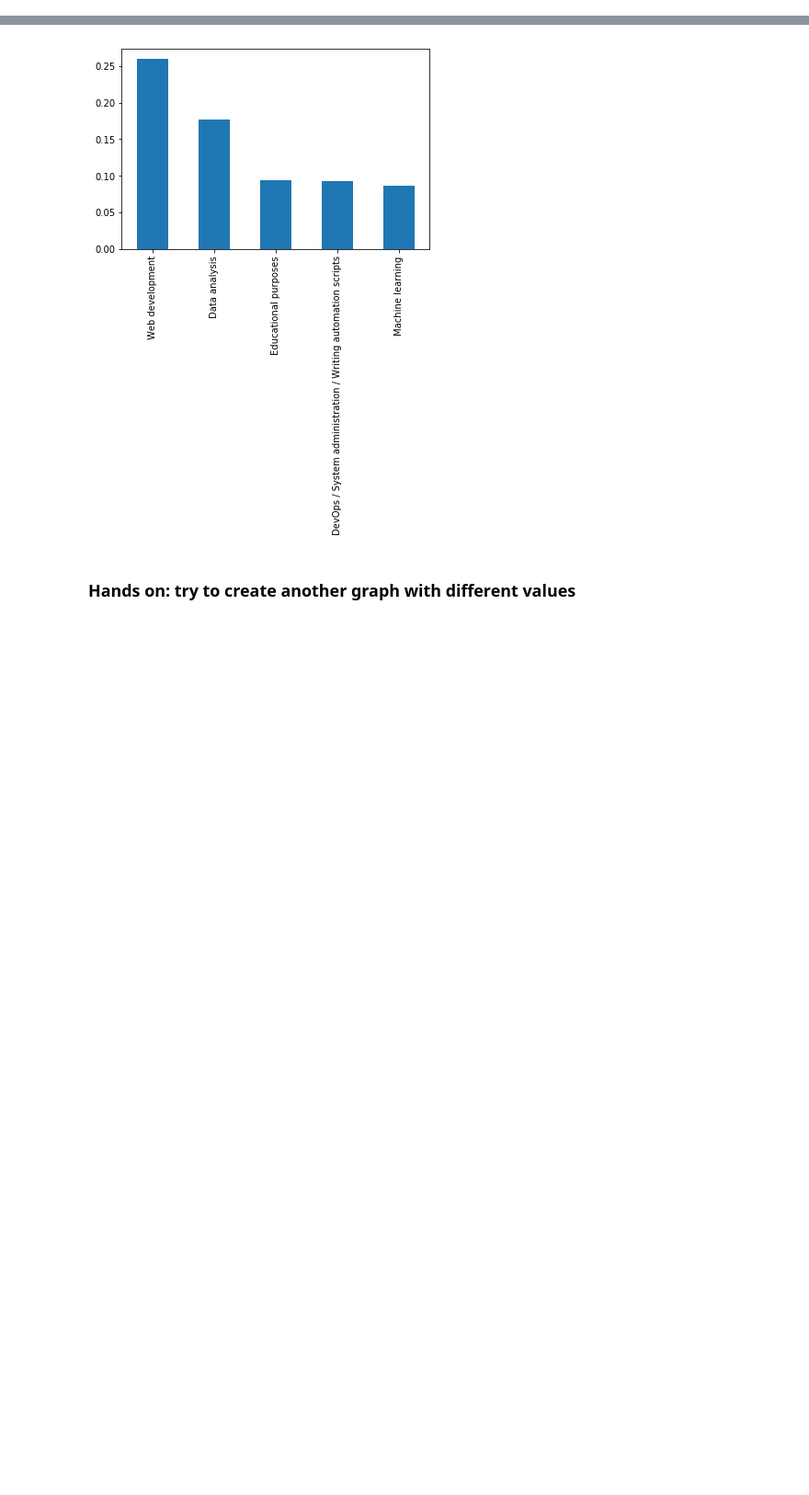
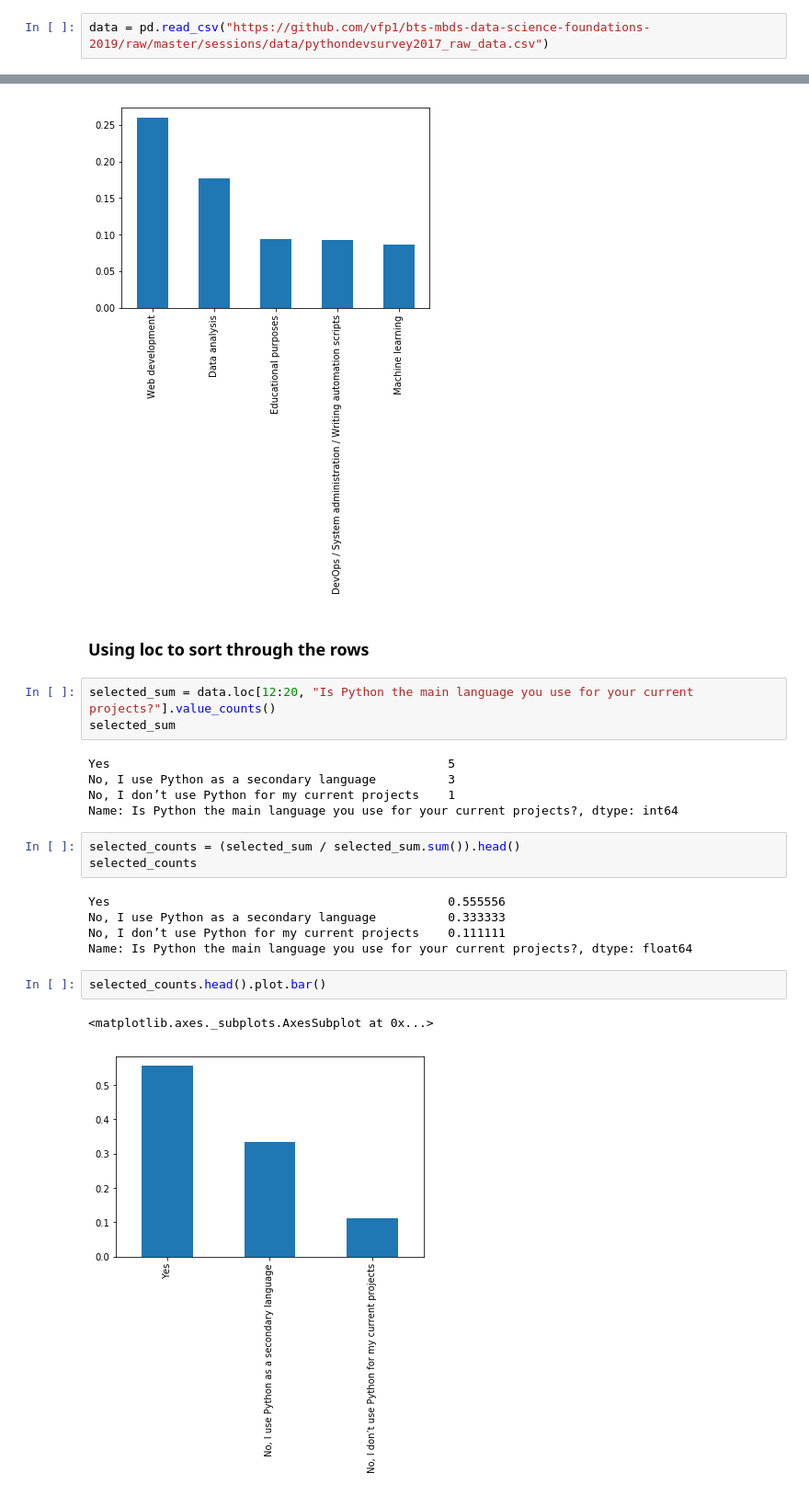
Before and after one commit to vfp1/bts-mbds-data-science-foundations-2019, a Jupyter notebook: sessions/01_Pandas_Introduction_Common_Data_Formats.ipynb, the cells around one changed output, grey strips where cells are left out. Shown at 92% size. Cells and saved outputs as stored; diff of their text form; blank space fills up the shorter version.

Commit message:
Session 1, class changes and additions

```diff
--- a/sessions/01_Pandas_Introduction_Common_Data_Formats.ipynb
+++ b/sessions/01_Pandas_Introduction_Common_Data_Formats.ipynb
@@ -811,3 +918,5 @@ data = pd.read_csv("/content/pythondevsurvey2017_raw_data.csv")
+# %%
+data = pd.read_csv("https://github.com/vfp1/bts-mbds-data-science-foundations-2019/raw/master/sessions/data/pythondevsurvey2017_raw_data.csv")
 # %% [markdown]
 ### Visualizing the dataset
 # %%
@@ -877,5 +1098,26 @@ data["What do you use Python for the most?"].value_counts(normalize=True).head()
 # %% [output]
 <matplotlib.axes._subplots.AxesSubplot at 0x...>
 [figure]
-# %% [markdown]
-### Hands on: try to create another graph with different values
+# %% [markdown]
+### Using loc to sort through the rows
+# %%
+selected_sum = data.loc[12:20, "Is Python the main language you use for your current projects?"].value_counts()
+selected_sum
+# %% [output]
+Yes                                               5
+No, I use Python as a secondary language          3
+No, I don’t use Python for my current projects    1
+Name: Is Python the main language you use for your current projects?, dtype: int64
+# %%
+selected_counts = (selected_sum / selected_sum.sum()).head()
+selected_counts
+# %% [output]
+Yes                                               0.555556
+No, I use Python as a secondary language          0.333333
+No, I don’t use Python for my current projects    0.111111
+Name: Is Python the main language you use for your current projects?, dtype: float64
+# %%
+selected_counts.head().plot.bar()
+# %% [output]
+<matplotlib.axes._subplots.AxesSubplot at 0x...>
+[figure, added]
```
Also changed, not shown: parts of 55 cells of this notebook.
